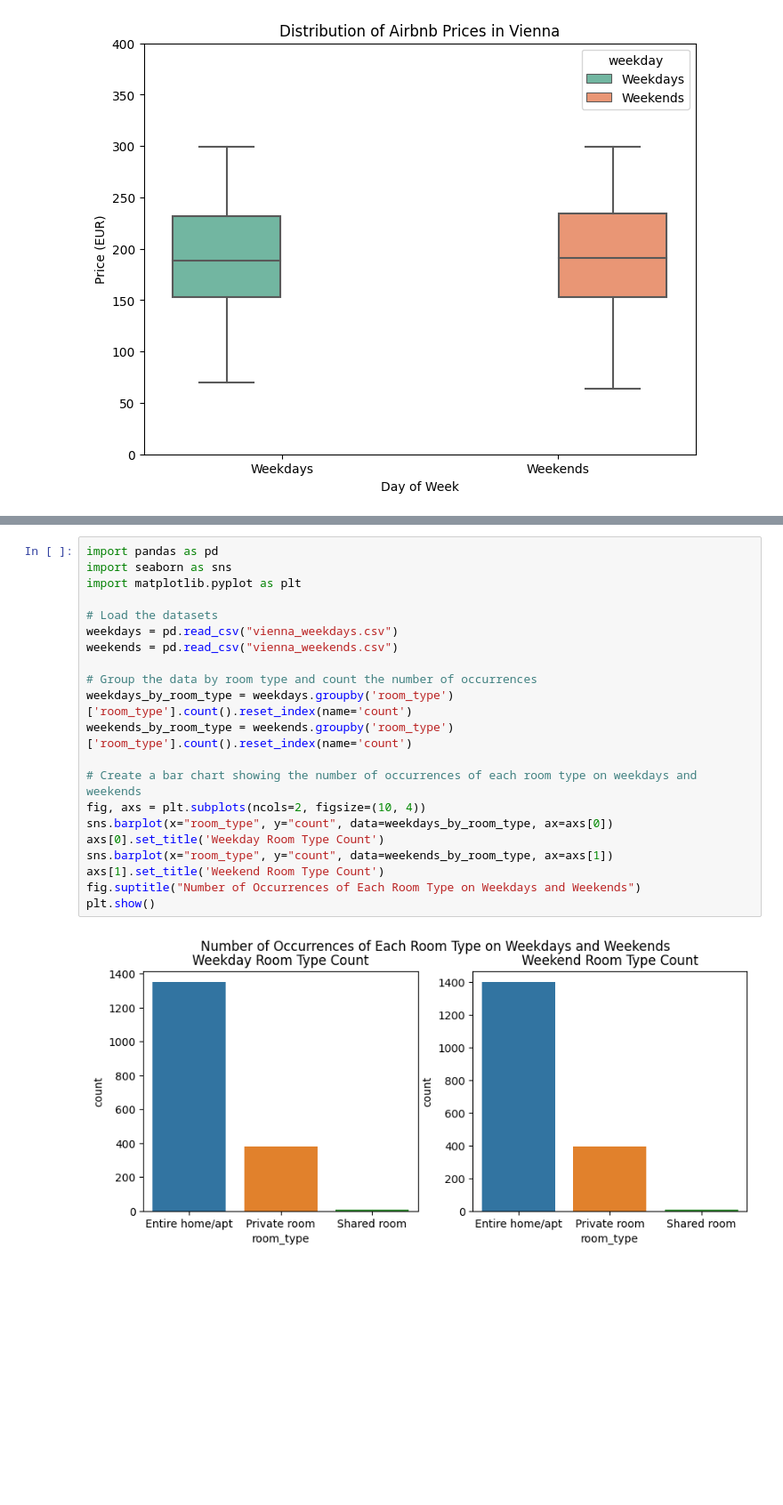
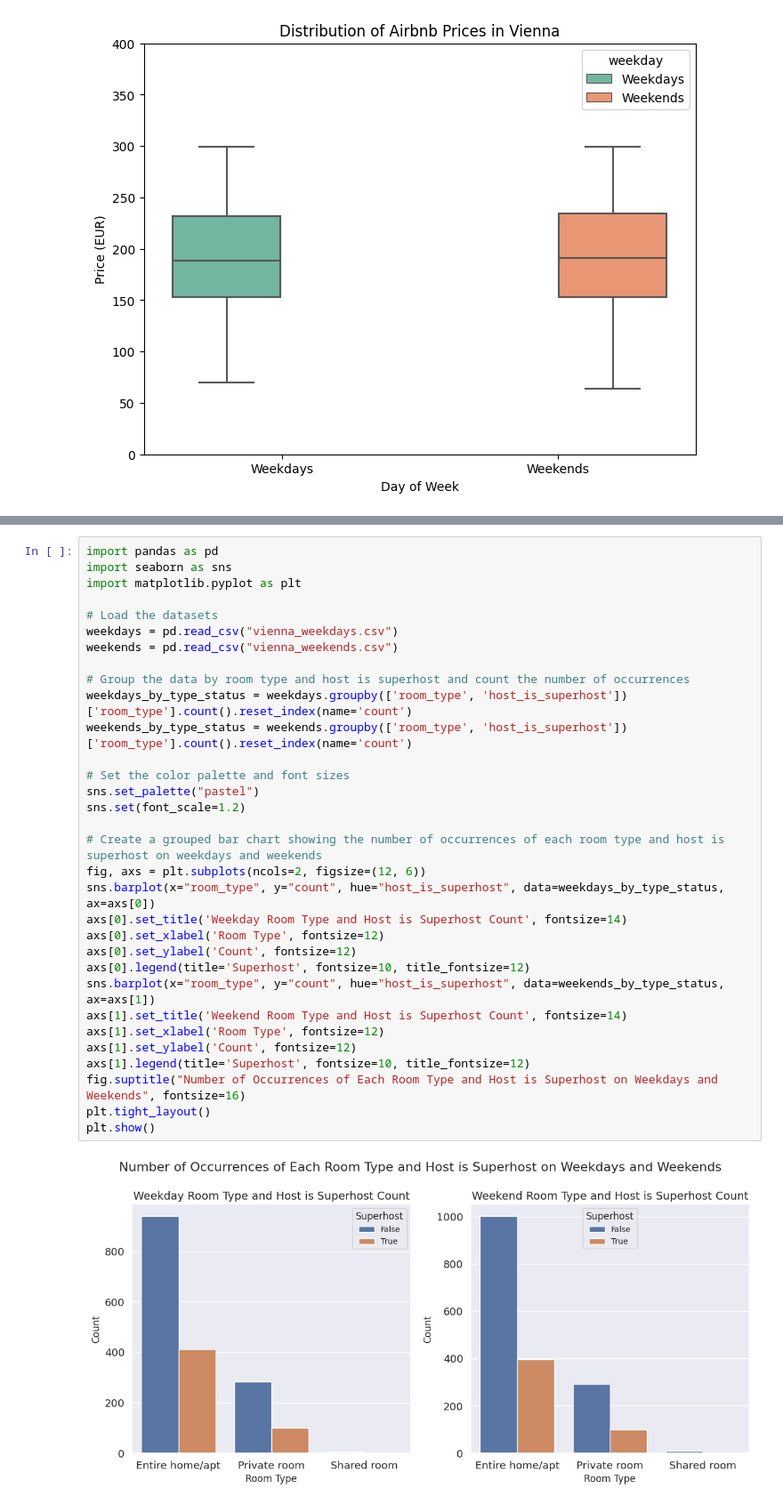
Before and after one commit to Durgajanakala/CS_625_data, a Jupyter notebook: hw_7.ipynb, the cells around one changed output, grey strips where cells are left out. Shown: that part at 89% size. Saved outputs shown, nothing was run; the diff lists cells and outputs as text; blank space fills up the shorter version.

```diff
--- a/hw_7.ipynb
+++ b/hw_7.ipynb
@@ -60,23 +100,34 @@ Index(['Unnamed: 0', 'realSum', 'room_type', 'room_shared', 'room_private',
 # %%
 import pandas as pd
 import seaborn as sns
 import matplotlib.pyplot as plt
 
 # Load the datasets
 weekdays = pd.read_csv("vienna_weekdays.csv")
 weekends = pd.read_csv("vienna_weekends.csv")
 
-# Group the data by room type and count the number of occurrences
-weekdays_by_room_type = weekdays.groupby('room_type')['room_type'].count().reset_index(name='count')
-weekends_by_room_type = weekends.groupby('room_type')['room_type'].count().reset_index(name='count')
+# Group the data by room type and host is superhost and count the number of occurrences
+weekdays_by_type_status = weekdays.groupby(['room_type', 'host_is_superhost'])['room_type'].count().reset_index(name='count')
+weekends_by_type_status = weekends.groupby(['room_type', 'host_is_superhost'])['room_type'].count().reset_index(name='count')
 
-# Create a bar chart showing the number of occurrences of each room type on weekdays and weekends
-fig, axs = plt.subplots(ncols=2, figsize=(10, 4))
-sns.barplot(x="room_type", y="count", data=weekdays_by_room_type, ax=axs[0])
-axs[0].set_title('Weekday Room Type Count')
-sns.barplot(x="room_type", y="count", data=weekends_by_room_type, ax=axs[1])
-axs[1].set_title('Weekend Room Type Count')
-fig.suptitle("Number of Occurrences of Each Room Type on Weekdays and Weekends")
+# Set the color palette and font sizes
+sns.set_palette("pastel")
+sns.set(font_scale=1.2)
+
+# Create a grouped bar chart showing the number of occurrences of each room type and host is superhost on weekdays and weekends
+fig, axs = plt.subplots(ncols=2, figsize=(12, 6))
+sns.barplot(x="room_type", y="count", hue="host_is_superhost", data=weekdays_by_type_status, ax=axs[0])
+axs[0].set_title('Weekday Room Type and Host is Superhost Count', fontsize=14)
+axs[0].set_xlabel('Room Type', fontsize=12)
+axs[0].set_ylabel('Count', fontsize=12)
+axs[0].legend(title='Superhost', fontsize=10, title_fontsize=12)
+sns.barplot(x="room_type", y="count", hue="host_is_superhost", data=weekends_by_type_status, ax=axs[1])
+axs[1].set_title('Weekend Room Type and Host is Superhost Count', fontsize=14)
+axs[1].set_xlabel('Room Type', fontsize=12)
+axs[1].set_ylabel('Count', fontsize=12)
+axs[1].legend(title='Superhost', fontsize=10, title_fontsize=12)
+fig.suptitle("Number of Occurrences of Each Room Type and Host is Superhost on Weekdays and Weekends", fontsize=16)
+plt.tight_layout()
 plt.show()
 # %% [output]
-[figure, old version]
+[figure, new version]
```
Also changed, not shown: parts of 5 cells of this notebook.
